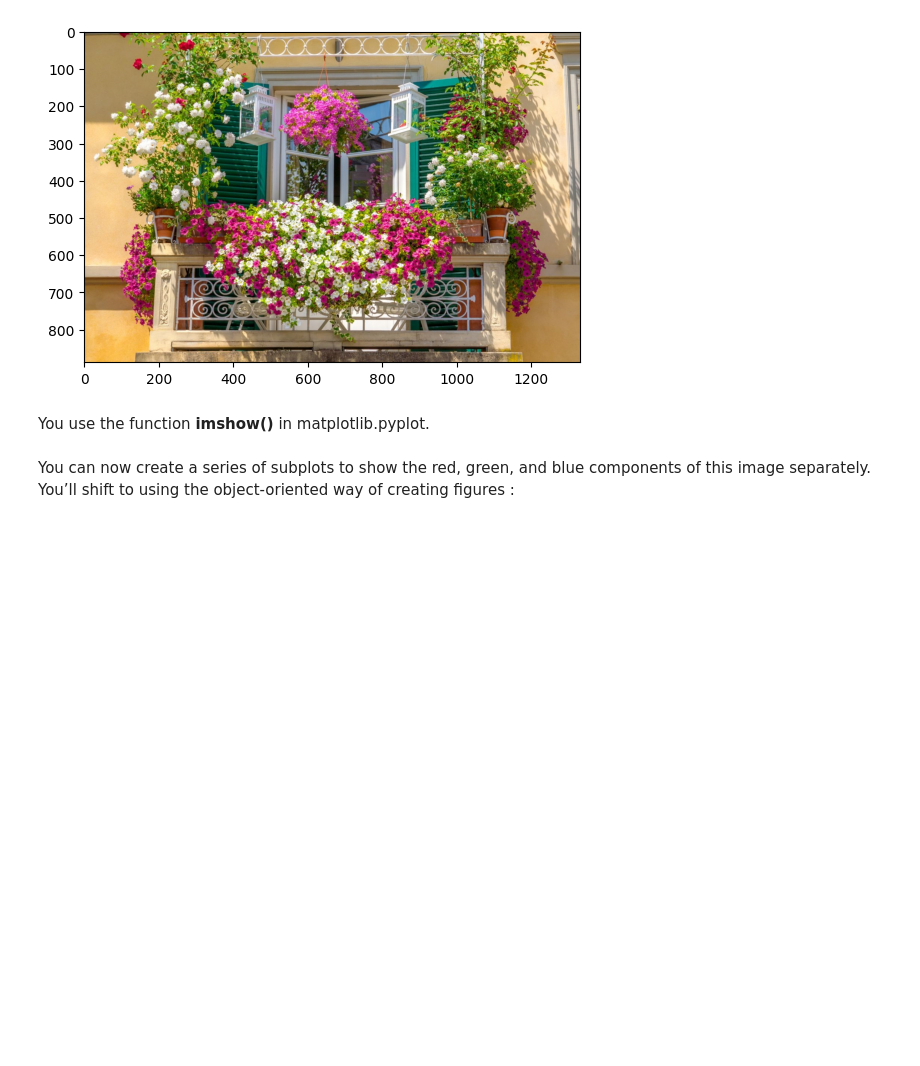
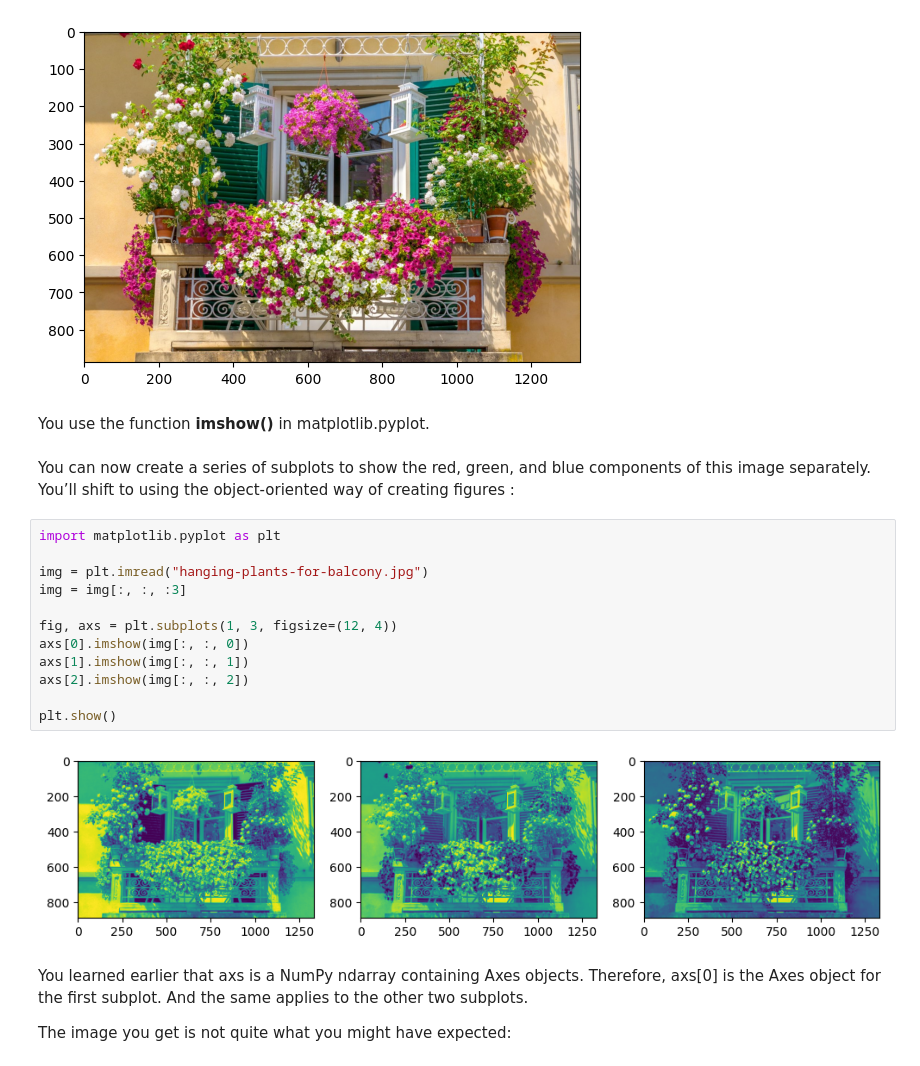
Before and after one commit to EfekanAlpsa/DataScientist-RoadMap, a Jupyter notebook: 3 - Pandas, Data Visualization/Matplotlib/Basics of Data Visualization in Python Using Matplotlib/Basics of Data Visualization in Python Using Matplotlib.ipynb, the cells around one changed output. Saved outputs shown, nothing was run; the diff lists cells and outputs as text; blank space fills up the shorter version.

Commit message:
reorganized 12. part of Basic of Data Visualization Python Using Matplotlib

```diff
--- a/3 - Pandas, Data Visualization/Matplotlib/Basics of Data Visualization in Python Using Matplotlib/Basics of Data Visualization in Python Using Matplotlib.ipynb
+++ b/3 - Pandas, Data Visualization/Matplotlib/Basics of Data Visualization in Python Using Matplotlib/Basics of Data Visualization in Python Using Matplotlib.ipynb
@@ -742,3 +742,21 @@ plt.show()
 You use the function **imshow()** in matplotlib.pyplot.
 # %% [markdown]
 You can now create a series of subplots to show the red, green, and blue components of this image separately. You’ll shift to using the object-oriented way of creating figures :
+# %%
+import matplotlib.pyplot as plt
+
+img = plt.imread("hanging-plants-for-balcony.jpg")
+img = img[:, :, :3]
+
+fig, axs = plt.subplots(1, 3, figsize=(12, 4))
+axs[0].imshow(img[:, :, 0])
+axs[1].imshow(img[:, :, 1])
+axs[2].imshow(img[:, :, 2])
+
+plt.show()
+# %% [output]
+[figure, added]
+# %% [markdown]
+You learned earlier that axs is a NumPy ndarray containing Axes objects. Therefore, axs[0] is the Axes object for the first subplot. And the same applies to the other two subplots.
+
+The image you get is not quite what you might have expected:
```
Also changed, not shown: parts of 1 cell of this notebook.
